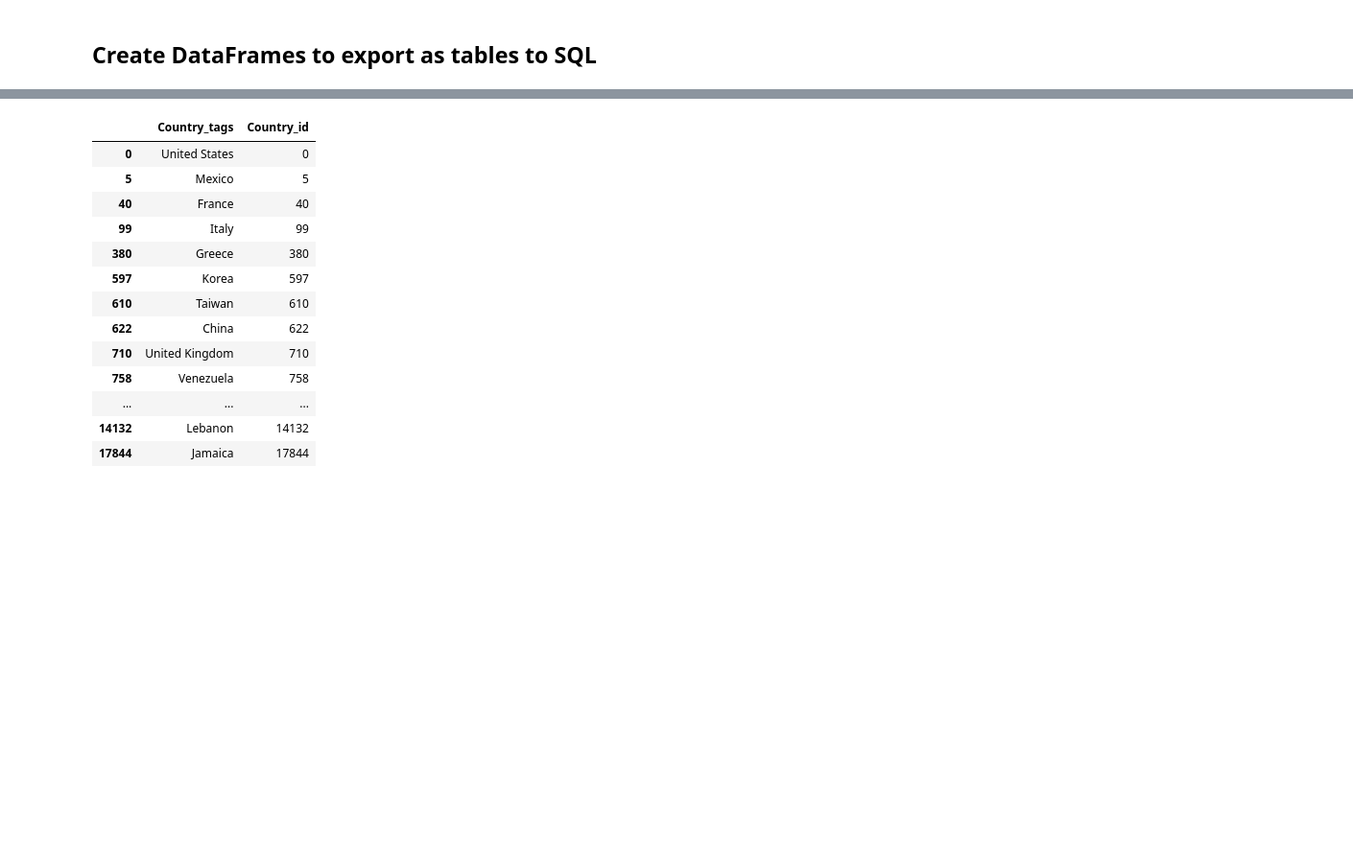
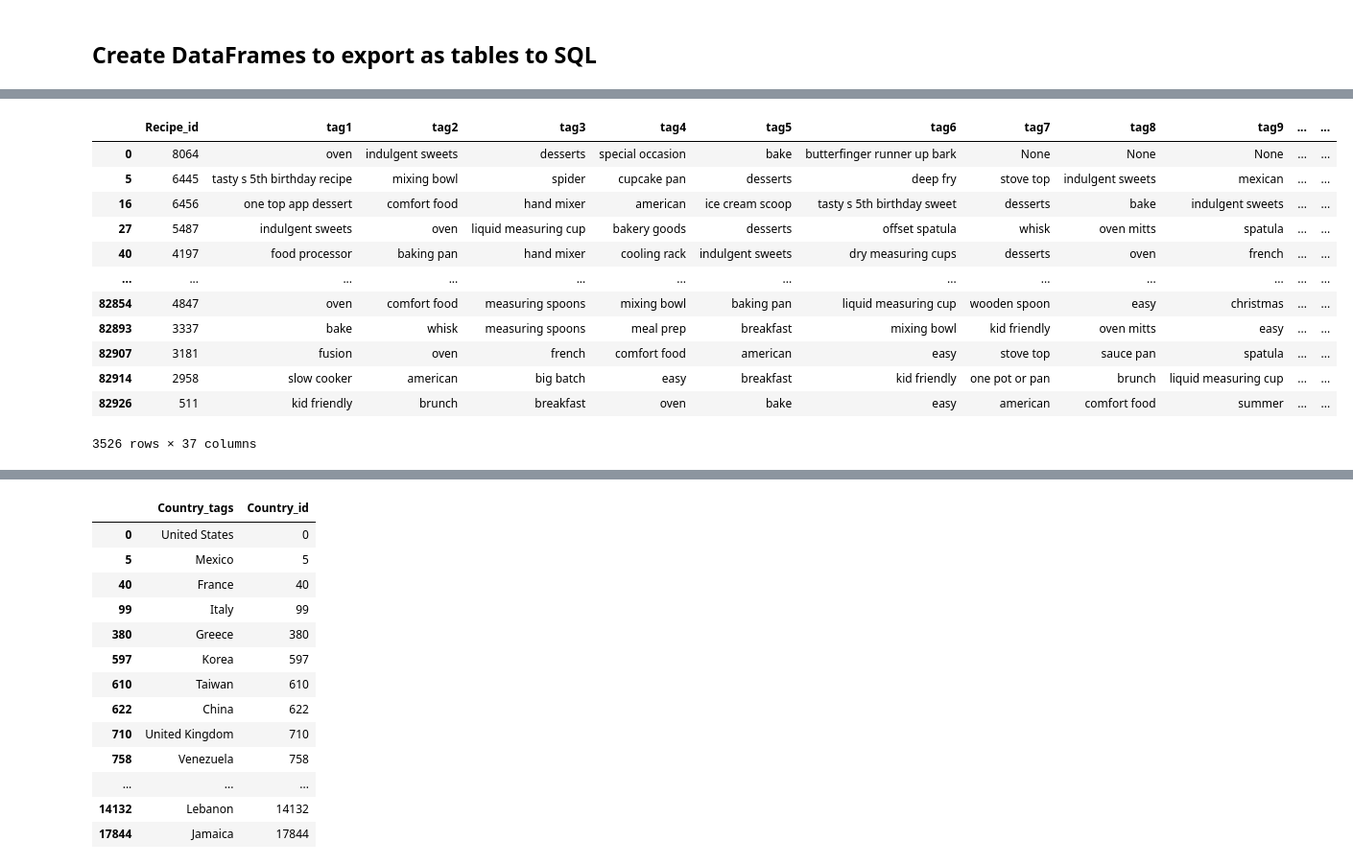
Before and after one commit to AndresCBF/IronHack, a Jupyter notebook: Projetos/ETL Tasty/Appi Tasty.ipynb, the cells around one changed output, grey strips where cells are left out. Shown at 96% size. Saved outputs shown, nothing was run; the diff lists cells and outputs as text; code cells hidden in the pictures; blank space fills up the shorter version.

```diff
--- a/Projetos/ETL Tasty/Appi Tasty.ipynb
+++ b/Projetos/ETL Tasty/Appi Tasty.ipynb
@@ -354,3 +404,5 @@ df_recepies[df_recepies['Country_tags']=='United States']
 df_recepies['Country_tags'].isna().sum()
 # %% [output]
 35391
+# %%
+df_recepies['Country_tags'] = np.where(df_recepies['Country_tags'].isna(),df_recepies['Recipe_name'].apply(countrytitle), df_recepies['Country_tags'])
@@ -391,3 +447,6 @@ df_recepies['Country_tags'].isna().sum()
 882
 # %% [markdown]
 ## Create DataFrames to export as tables to SQL
+# %%
+df_recepies['Len_tags'] = np.where(df_recepies['Recipe_tags'].notna(), df_recepies['Recipe_tags'].str.len(),0)
+df_recepies['Len_tags'].describe()
@@ -393,0 +463,25 @@ df_recepies['Country_tags'].isna().sum()
+# %%
+recepies_tags = pd.DataFrame(df_recepies['Recipe_tags'].tolist(), columns=['tag1', 'tag2','tag3', 'tag4','tag5', 'tag6','tag7', 'tag8',
+                                                                                         'tag9', 'tag10','tag11', 'tag12','tag13', 'tag14','tag15', 'tag16',
+                                                                                         'tag17', 'tag18','tag19', 'tag20','tag21', 'tag22','tag23', 'tag24',
+                                                                                         'tag25', 'tag26','tag27', 'tag28','tag29', 'tag30','tag31', 'tag32',
+                                                                                         'tag33', 'tag34','tag35', 'tag36'])
+recepie_tags = pd.concat([df_recepies[['Recipe_id']], recepies_tags], axis=1)
+recepie_tags = recepie_tags.dropna(axis=1,how='all')
+recepie_tags = recepie_tags.dropna(axis=0,how='all')
+recepie_tags = recepie_tags.drop_duplicates()
+recepie_tags
+# %% [output]
+|  | Recipe_id | tag1 | tag2 | tag3 | tag4 | tag5 | tag6 | tag7 | tag8 | tag9 | ... | ... |
+| 0 | 8064 | oven | indulgent sweets | desserts | special occasion | bake | butterfinger runner up bark | None | None | None | ... | ... |
+| 5 | 6445 | tasty s 5th birthday recipe | mixing bowl | spider | cupcake pan | desserts | deep fry | stove top | indulgent sweets | mexican | ... | ... |
+| 16 | 6456 | one top app dessert | comfort food | hand mixer | american | ice cream scoop | tasty s 5th birthday sweet | desserts | bake | indulgent sweets | ... | ... |
+| 27 | 5487 | indulgent sweets | oven | liquid measuring cup | bakery goods | desserts | offset spatula | whisk | oven mitts | spatula | ... | ... |
+| 40 | 4197 | food processor | baking pan | hand mixer | cooling rack | indulgent sweets | dry measuring cups | desserts | oven | french | ... | ... |
+| ... | ... | ... | ... | ... | ... | ... | ... | ... | ... | ... | ... | ... |
+| 82854 | 4847 | oven | comfort food | measuring spoons | mixing bowl | baking pan | liquid measuring cup | wooden spoon | easy | christmas | ... | ... |
+| 82893 | 3337 | bake | whisk | measuring spoons | meal prep | breakfast | mixing bowl | kid friendly | oven mitts | easy | ... | ... |
+| 82907 | 3181 | fusion | oven | french | comfort food | american | easy | stove top | sauce pan | spatula | ... | ... |
+| 82914 | 2958 | slow cooker | american | big batch | easy | breakfast | kid friendly | one pot or pan | brunch | liquid measuring cup | ... | ... |
+| 82926 | 511 | kid friendly | brunch | breakfast | oven | bake | easy | american | comfort food | summer | ... | ... |
+3526 rows × 37 columns
```
Also changed, not shown: parts of 15 cells of this notebook, 10 other files.
